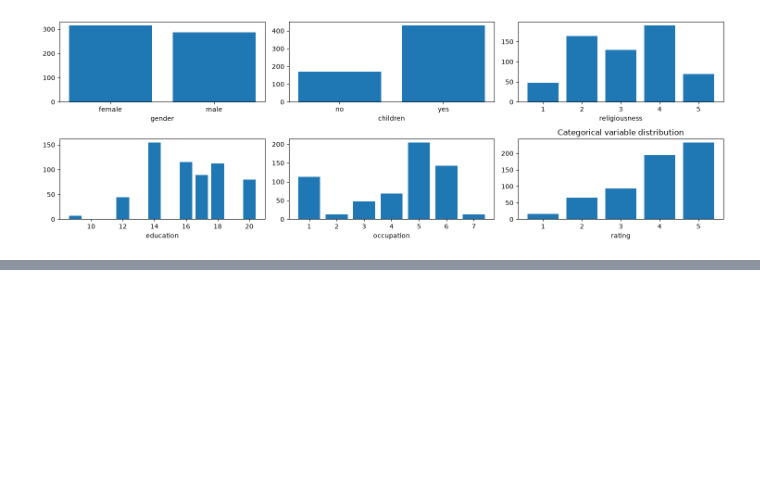
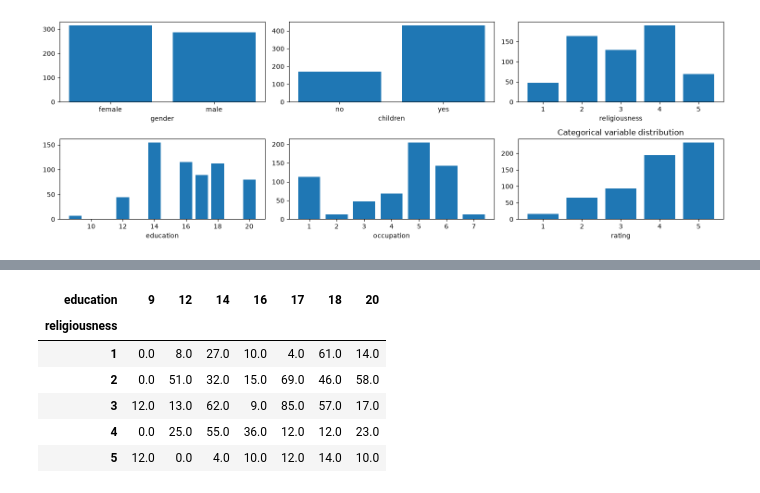
Before and after one commit to MagarVivek009/Exploratory-Data-Analysis-EDA-, a Jupyter notebook: affairs.ipynb, the cells around one changed output, grey strips where cells are left out. Saved outputs shown, nothing was run; the diff lists cells and outputs as text; code cells hidden in the pictures; blank space fills up the shorter version.

```diff
--- a/affairs.ipynb
+++ b/affairs.ipynb
@@ -98,0 +160,10 @@ plt.tight_layout()
+# %%
+edrelwise_affairs_unstack_T.fillna(0,inplace=True)
+# %% [output]
+| education | 9 | 12 | 14 | 16 | 17 | 18 | 20 |
+| religiousness |  |  |  |  |  |  |  |
+| 1 | 0.0 | 8.0 | 27.0 | 10.0 | 4.0 | 61.0 | 14.0 |
+| 2 | 0.0 | 51.0 | 32.0 | 15.0 | 69.0 | 46.0 | 58.0 |
+| 3 | 12.0 | 13.0 | 62.0 | 9.0 | 85.0 | 57.0 | 17.0 |
+| 4 | 0.0 | 25.0 | 55.0 | 36.0 | 12.0 | 12.0 | 23.0 |
+| 5 | 12.0 | 0.0 | 4.0 | 10.0 | 12.0 | 14.0 | 10.0 |
```
Also changed, not shown: parts of 22 cells of this notebook, 2 other files.
